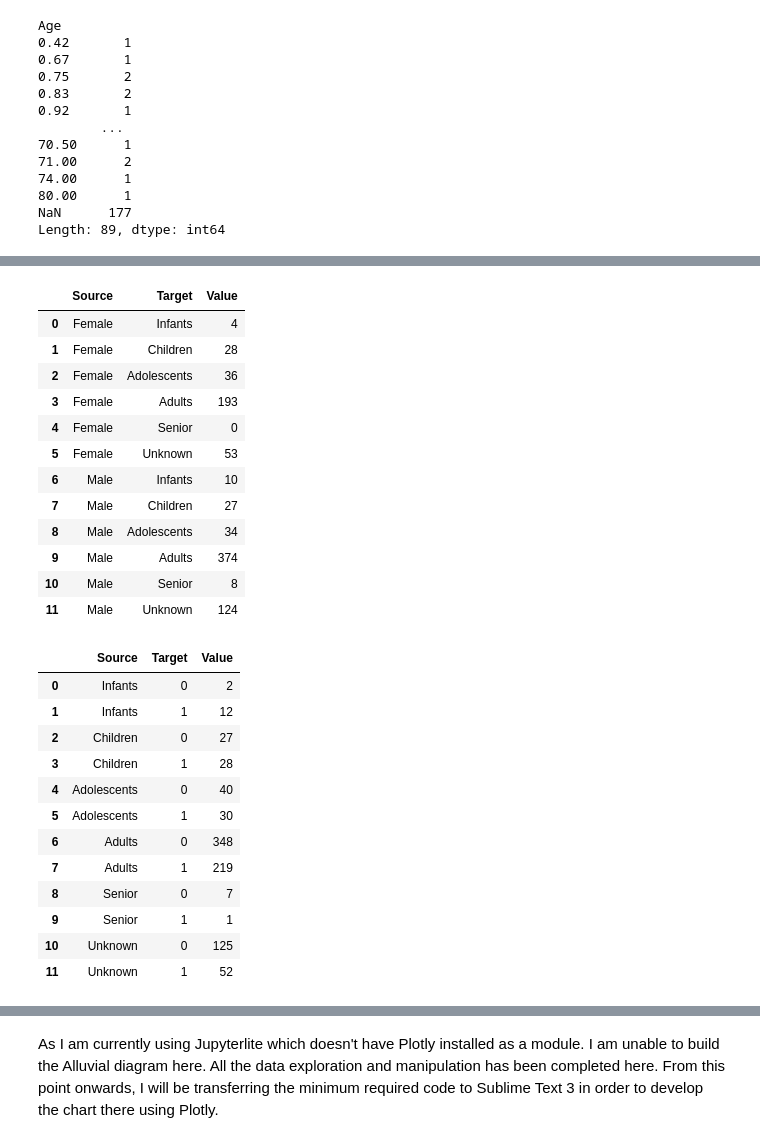
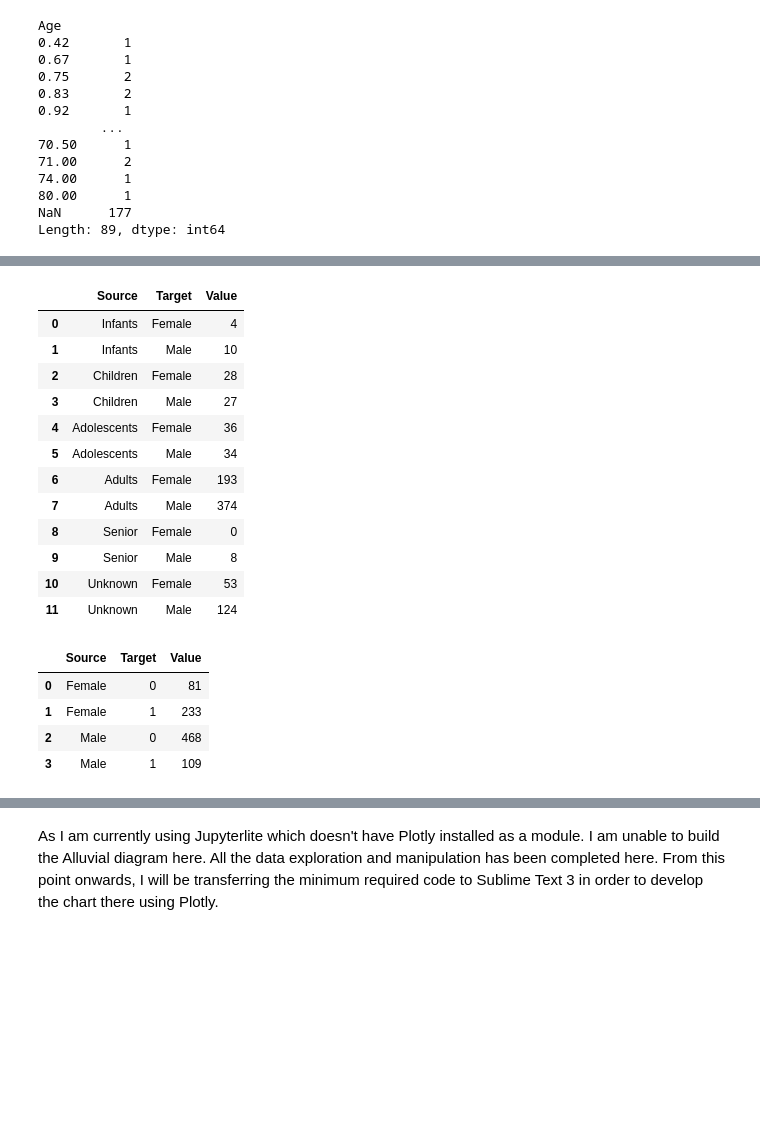
Before and after one commit to Xunhao/sankey-viz, a Jupyter notebook: sankey.ipynb, the cells around one changed output, grey strips where cells are left out. Drawn from its saved outputs; the diff is of its cells as text; code cells hidden in the pictures; blank space fills up the shorter version.

```diff
--- a/sankey.ipynb
+++ b/sankey.ipynb
@@ -14,7 +14,7 @@ df.head()
 | 4 | 5 | 0 | 3 | Allen, Mr. William Henry | male | 35.0 | 0 | 0 | 373450 | 8.0500 | ... |
 # %%
 # Not all columns are relevant so we will keep those we intend to analyse
-df_trimmed = df[['Pclass', 'Sex', 'Age', 'Survived']]
+df_trimmed = df[['Pclass', 'Sex', 'Age', 'Survived', 'Name']]
 df_trimmed['Sex'] = df_trimmed['Sex'].str.capitalize()
 
 # Most of the columns are categorical which is ideal for a sankey visualisation except for Age. Hence, we will consider binning them into age groups which will be defined below
@@ -115,41 +136,33 @@ df_trimmed_sankey_1
 # %%
-df_trimmed_sankey_2 = df_trimmed.groupby(by = ['Sex', 'AgeGroup'])['Survived'].count().reset_index().rename(columns={'Sex': 'Source', 'AgeGroup': 'Target', 'Survived': 'Value'}, inplace = False)
+df_trimmed_sankey_2 = df_trimmed.groupby(by = ['AgeGroup', 'Sex'])['Name'].count().reset_index().rename(columns={'AgeGroup': 'Source', 'Sex': 'Target', 'Name': 'Value'}, inplace = False)
 
 # This forms the second sankey dataframe
 df_trimmed_sankey_2
 # %% [output]
 |  | Source | Target | Value |
-| 0 | Female | Infants | 4 |
-| 1 | Female | Children | 28 |
-| 2 | Female | Adolescents | 36 |
-| 3 | Female | Adults | 193 |
-| 4 | Female | Senior | 0 |
-| 5 | Female | Unknown | 53 |
-| 6 | Male | Infants | 10 |
-| 7 | Male | Children | 27 |
-| 8 | Male | Adolescents | 34 |
-| 9 | Male | Adults | 374 |
-| 10 | Male | Senior | 8 |
-| 11 | Male | Unknown | 124 |
+| 0 | Infants | Female | 4 |
+| 1 | Infants | Male | 10 |
+| 2 | Children | Female | 28 |
+| 3 | Children | Male | 27 |
+| 4 | Adolescents | Female | 36 |
+| 5 | Adolescents | Male | 34 |
+| 6 | Adults | Female | 193 |
+| 7 | Adults | Male | 374 |
+| 8 | Senior | Female | 0 |
+| 9 | Senior | Male | 8 |
+| 10 | Unknown | Female | 53 |
+| 11 | Unknown | Male | 124 |
 # %%
-df_trimmed_sankey_3 = df_trimmed.groupby(by = ['AgeGroup', 'Survived'])['Pclass'].count().reset_index().rename(columns={'AgeGroup': 'Source', 'Survived': 'Target', 'Pclass': 'Value'}, inplace = False)
+df_trimmed_sankey_3 = df_trimmed.groupby(by = ['Sex', 'Survived'])['Name'].count().reset_index().rename(columns={'Sex': 'Source', 'Survived': 'Target', 'Name': 'Value'}, inplace = False)
 
 # This forms the third sankey dataframe
 df_trimmed_sankey_3
 # %% [output]
 |  | Source | Target | Value |
-| 0 | Infants | 0 | 2 |
-| 1 | Infants | 1 | 12 |
-| 2 | Children | 0 | 27 |
-| 3 | Children | 1 | 28 |
-| 4 | Adolescents | 0 | 40 |
-| 5 | Adolescents | 1 | 30 |
-| 6 | Adults | 0 | 348 |
-| 7 | Adults | 1 | 219 |
-| 8 | Senior | 0 | 7 |
-| 9 | Senior | 1 | 1 |
-| 10 | Unknown | 0 | 125 |
-| 11 | Unknown | 1 | 52 |
+| 0 | Female | 0 | 81 |
+| 1 | Female | 1 | 233 |
+| 2 | Male | 0 | 468 |
+| 3 | Male | 1 | 109 |
 # %%
 # Map the values within the Target column to their respective Survival Status
 df_trimmed_sankey_3['Target'] = df_trimmed_sankey_3.Target.map({0: 'Died', 1: 'Survived'})
```
Also changed, not shown: parts of 11 cells of this notebook.
